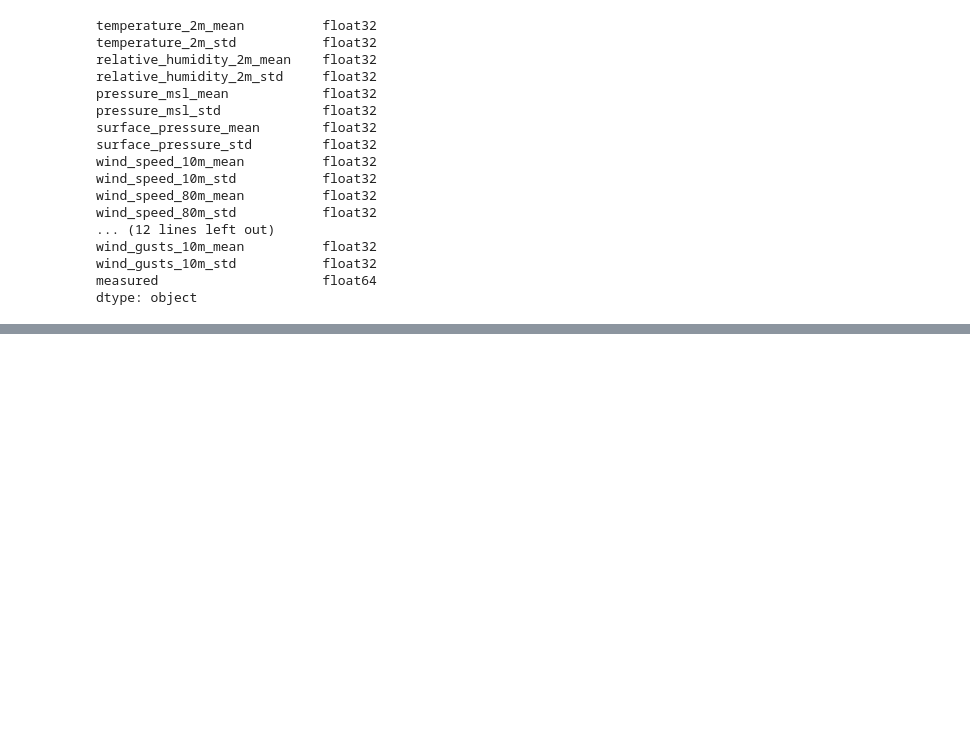
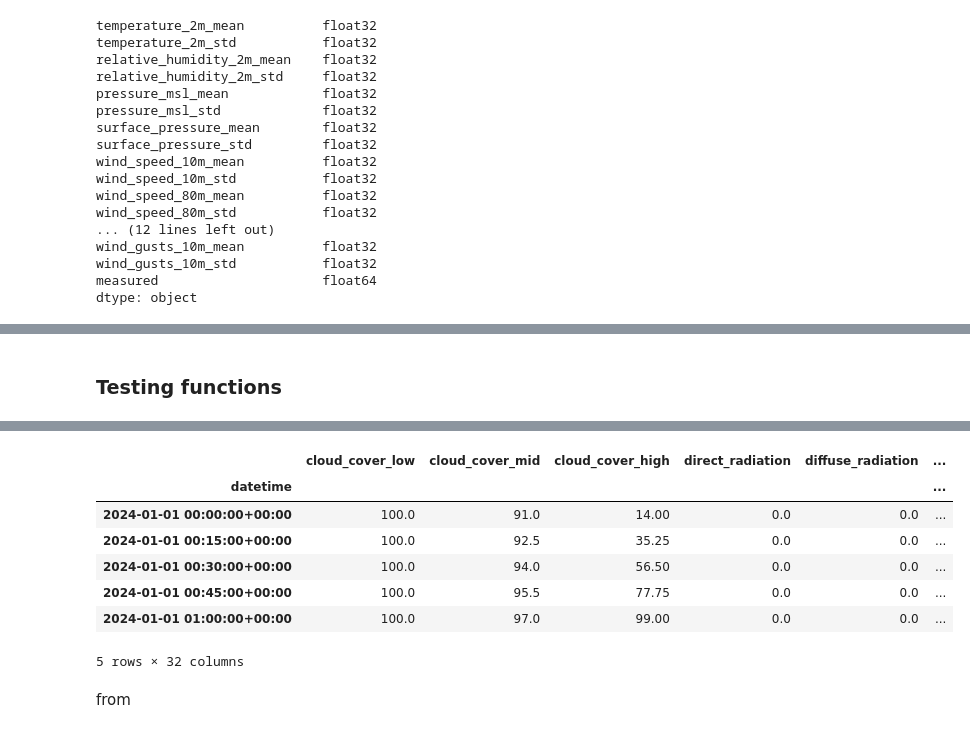
Before and after one commit to MatteoPerfetti/ETHachi-TSFM, a Jupyter notebook: inspect_data.ipynb, the cells around one changed output, grey strips where cells are left out. Cells and saved outputs as stored; diff of their text form; code cells hidden in the pictures; blank space fills up the shorter version.

Commit message:
ready testing pipeline

```diff
--- a/inspect_data.ipynb
+++ b/inspect_data.ipynb
@@ -65,0 +90,20 @@ dtype: object
+# %% [markdown]
+### Testing functions
+# %%
+from src.config import DATA_USE_DWD
+from src.features.features import merge_dwd_weather
+
+import pandas as pd
+
+weather_path = "C:\\Users\\Felix Privat\\Documents\\ETHachi-TSFM\\data\\weather\\PT1H_20240101_20240131T.parquet"
+
+df = pd.read_parquet(weather_path)
+
+dwd_path = "C:\\Users\\Felix Privat\\Documents\\ETHachi-TSFM\\data\\weather\\gen_weather_dwd.parquet"
+
+df_dwd = merge_dwd_weather(df, dwd_path)
+
+merge_df = merge_dwd_weather(df, dwd_path)
+
+display(merge_df.head())
+# %% [output]
@@ -65,0 +112,10 @@ dtype: object
+|  | cloud_cover_low | cloud_cover_mid | cloud_cover_high | direct_radiation | diffuse_radiation | ... |
+| datetime |  |  |  |  |  | ... |
+| 2024-01-01 00:00:00+00:00 | 100.0 | 91.0 | 14.00 | 0.0 | 0.0 | ... |
+| 2024-01-01 00:15:00+00:00 | 100.0 | 92.5 | 35.25 | 0.0 | 0.0 | ... |
+| 2024-01-01 00:30:00+00:00 | 100.0 | 94.0 | 56.50 | 0.0 | 0.0 | ... |
+| 2024-01-01 00:45:00+00:00 | 100.0 | 95.5 | 77.75 | 0.0 | 0.0 | ... |
+| 2024-01-01 01:00:00+00:00 | 100.0 | 97.0 | 99.00 | 0.0 | 0.0 | ... |
+5 rows × 32 columns
+# %% [markdown]
+from
```
Also changed, not shown: parts of 3 cells of this notebook, 17 other files.
